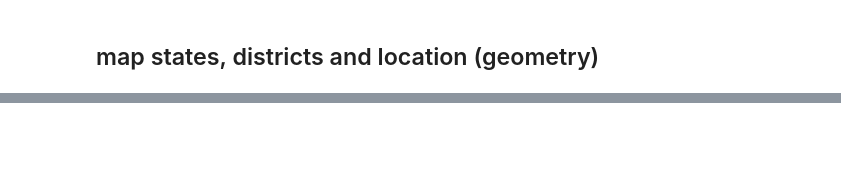
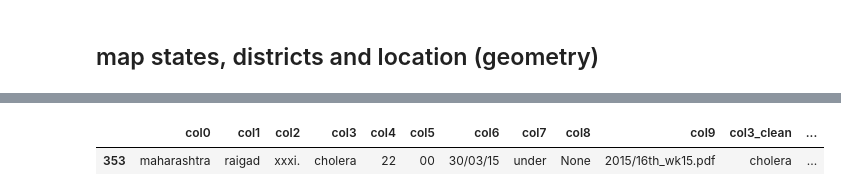
Before and after one commit to alexvmt/cholera_risk_modeling, a Jupyter notebook: preprocess_cholera_outbreaks.ipynb, the cells around one changed output, grey strips where cells are left out. Drawn from its saved outputs; the diff is of its cells as text; code cells hidden in the pictures; blank space fills up the shorter version.

```diff
--- a/preprocess_cholera_outbreaks.ipynb
+++ b/preprocess_cholera_outbreaks.ipynb
@@ -338,3 +605,6 @@ outbreaks[(outbreaks.district == 'raigarh') & (outbreaks.start_date_month == '07
 # %%
-outbreaks[(outbreaks.district == 'raigarh') & (outbreaks.start_date_month == '03')] # maharashtra
+outbreaks[(outbreaks.district == 'raigarh') & (outbreaks.month == 3)] # maharashtra
+# %% [output]
+|  | col0 | col1 | col2 | col3 | col4 | col5 | col6 | col7 | col8 | col9 | col3_clean | ... |
+| 353 | maharashtra | raigad | xxxi. | cholera | 22 | 00 | 30/03/15 | under | None | 2015/16th_wk15.pdf | cholera | ... |
 # %%
```
Also changed, not shown: parts of 61 cells of this notebook, 1 other file.
